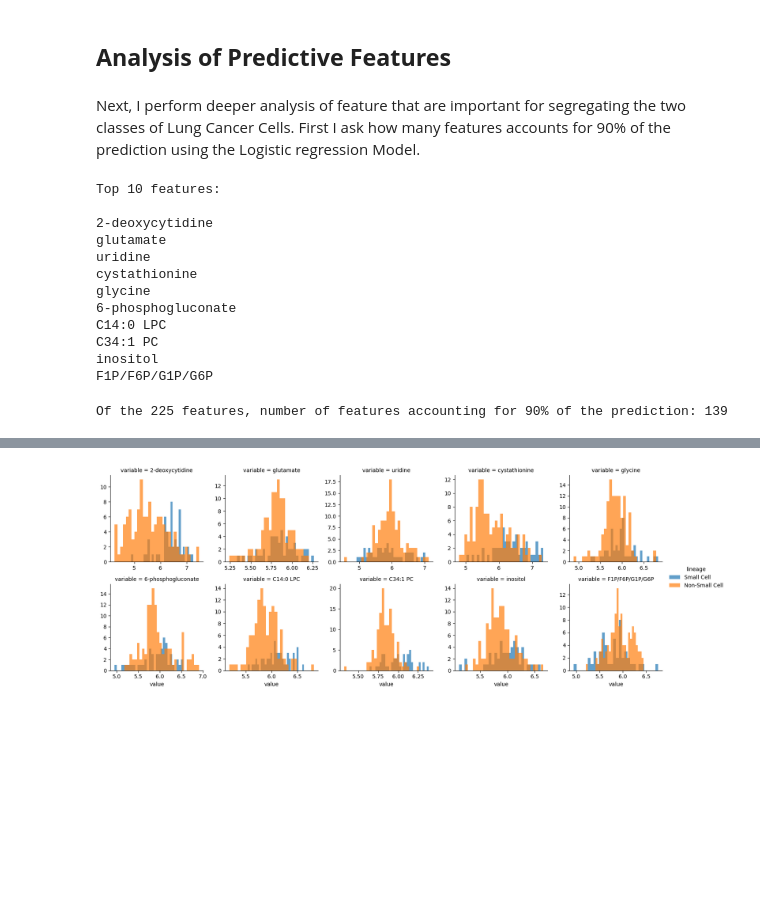
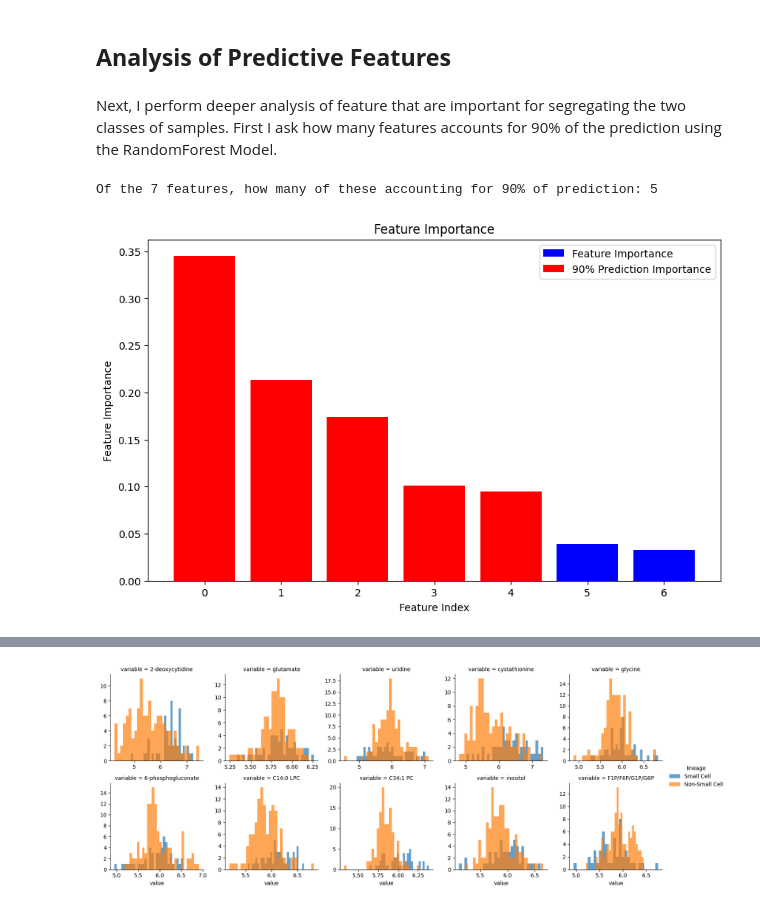
Before and after one commit to gc2321/3235-Machine-Learning, a Jupyter notebook: lung/glaucoma.ipynb, the cells around one changed output, grey strips where cells are left out. Cells and saved outputs as stored; diff of their text form; code cells hidden in the pictures; blank space fills up the shorter version.

```diff
--- a/lung/glaucoma.ipynb
+++ b/lung/glaucoma.ipynb
@@ -545,47 +553,35 @@ Using Voting Classifier marginally improve classification performance.
 # %% [markdown]
 ## **Analysis of Predictive Features**
 # %% [markdown]
-Next, I perform deeper analysis of feature that are important for segregating the two classes of Lung Cancer Cells. First I ask how many features accounts for 90% of the prediction using the Logistic regression Model.
+Next, I perform deeper analysis of feature that are important for segregating the two classes of samples. First I ask how many features accounts for 90% of the prediction using the RandomForest Model.
-# %%
-# Get top coefficients of the logisitic model
-coefficients = log_best_model.coef_[0]
-top_10_indices = sorted(range(len(coefficients)), key=lambda i: abs(coefficients[i]), reverse=True)[:10]
-
-top_10_features = [data.columns[i] for i in top_10_indices]
-
-print("Top 10 features:")
-print()
-for feature in top_10_features:
-    print(feature)
-# %% [output]
-Top 10 features:
-
-2-deoxycytidine
-glutamate
-uridine
-cystathionine
-glycine
-6-phosphogluconate
-C14:0 LPC
-C34:1 PC
-inositol
-F1P/F6P/G1P/G6P
-# %%
-# How many features accounts for 90% of prediction?
-
-abs_coefficients = sorted(abs(coefficients), reverse=True)
-
-# Calculate the cumulative importance
-total_importance = sum(abs_coefficients)
-cumulative_importance = 0
-num_features = 0
-
-for importance in abs_coefficients:
-    cumulative_importance += importance
-    num_features += 1
-    if cumulative_importance >= 0.9 * total_importance:
-        break
-
-print(f"Of the 225 features, number of features accounting for 90% of the prediction: {num_features}")
-# %% [output]
-Of the 225 features, number of features accounting for 90% of the prediction: 139
+# %%
+importances = rf_best_model.feature_importances_
+
+# Sort feature importances in descending order
+sorted_indices = np.argsort(importances)[::-1]
+
+# Cumulative sum of feature importances
+cumulative_importances = np.cumsum(importances[sorted_indices])
+
+# Find the number of features that account for 90% of prediction
+num_features_90_percent = np.argmax(cumulative_importances >= 0.9) + 1
+
+print("Of the 7 features, how many of these accounting for 90% of prediction:", num_features_90_percent)
+# %% [output]
+Of the 7 features, how many of these accounting for 90% of prediction: 5
+# %%
+# Plot the feature importances
+plt.figure(figsize=(10, 6))
+plt.bar(range(len(importances)), importances[sorted_indices], align='center', color='blue', label='Feature Importance')
+
+# Highlight the features that account for 90% of prediction
+plt.bar(range(num_features_90_percent), importances[sorted_indices][:num_features_90_percent],
+        align='center', color='red', label='90% Prediction Importance')
+
+plt.xlabel('Feature Index')
+plt.ylabel('Feature Importance')
+plt.title('Feature Importance')
+plt.legend()
+plt.show()
+# %% [output]
+[figure, added]
```
Also changed, not shown: parts of 32 cells of this notebook.
